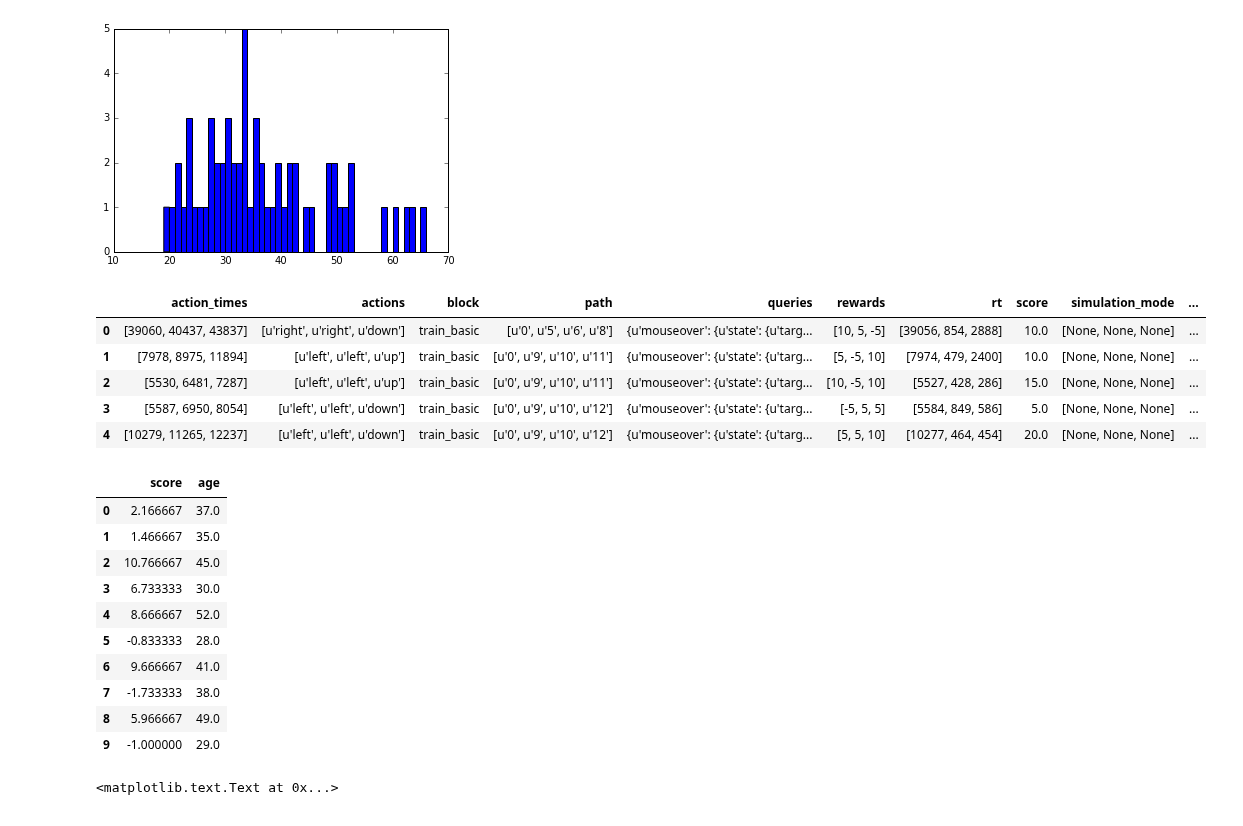
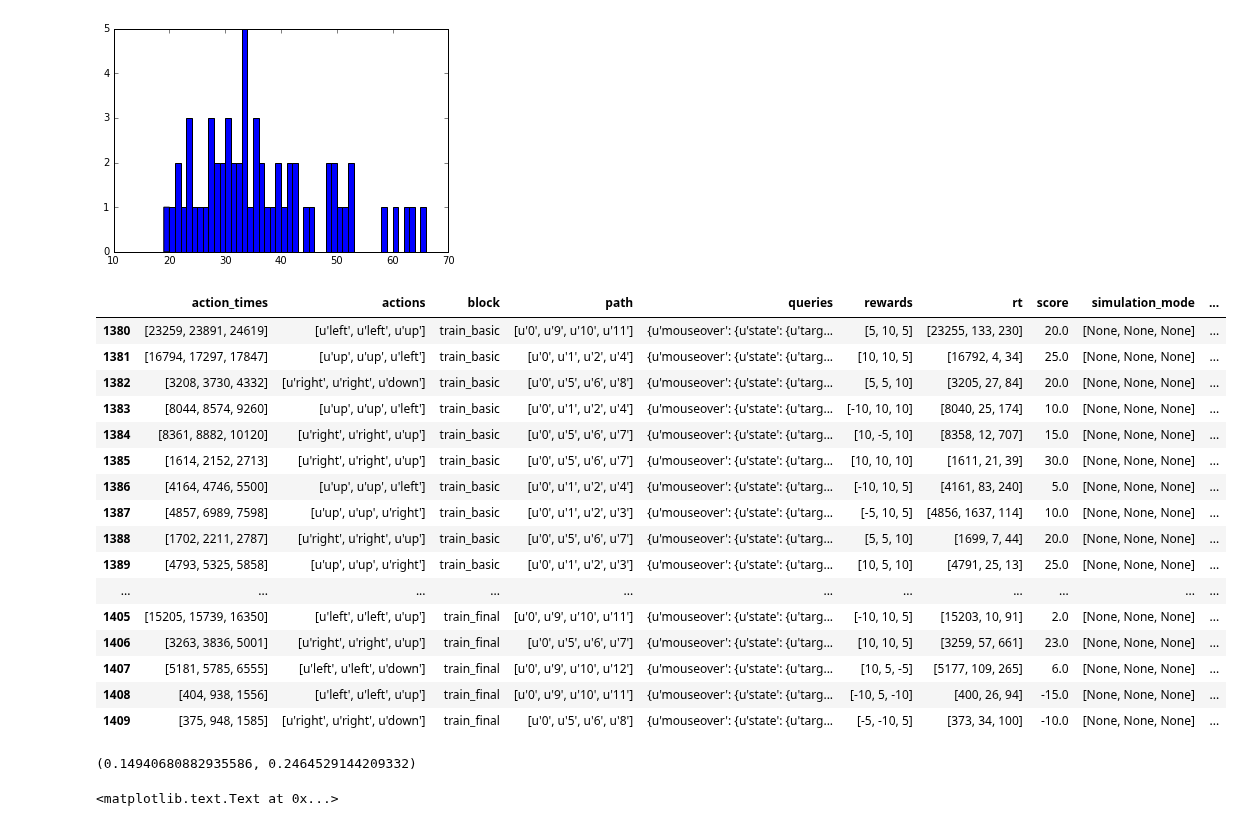
Before and after one commit to fredcallaway/planning, a Jupyter notebook: python/survey_responses.ipynb, the cells around one changed output. Drawn from its saved outputs; the diff is of its cells as text; code cells hidden in the pictures.

```diff
--- a/python/survey_responses.ipynb
+++ b/python/survey_responses.ipynb
@@ -65,14 +66,25 @@ plt.hist(ages, bins=np.arange(np.min(ages), np.max(ages)+1))
 [figure]
 # %%
 data = pd.read_csv('mouselab-mdp.csv')
-data.head()
+data[data['pid']==23]
 # %% [output]
 |  | action_times | actions | block | path | queries | rewards | rt | score | simulation_mode | ... |
-| 0 | [39060, 40437, 43837] | [u'right', u'right', u'down'] | train_basic | [u'0', u'5', u'6', u'8'] | {u'mouseover': {u'state': {u'targ... | [10, 5, -5] | [39056, 854, 2888] | 10.0 | [None, None, None] | ... |
-| 1 | [7978, 8975, 11894] | [u'left', u'left', u'up'] | train_basic | [u'0', u'9', u'10', u'11'] | {u'mouseover': {u'state': {u'targ... | [5, -5, 10] | [7974, 479, 2400] | 10.0 | [None, None, None] | ... |
-| 2 | [5530, 6481, 7287] | [u'left', u'left', u'up'] | train_basic | [u'0', u'9', u'10', u'11'] | {u'mouseover': {u'state': {u'targ... | [10, -5, 10] | [5527, 428, 286] | 15.0 | [None, None, None] | ... |
-| 3 | [5587, 6950, 8054] | [u'left', u'left', u'down'] | train_basic | [u'0', u'9', u'10', u'12'] | {u'mouseover': {u'state': {u'targ... | [-5, 5, 5] | [5584, 849, 586] | 5.0 | [None, None, None] | ... |
-| 4 | [10279, 11265, 12237] | [u'left', u'left', u'down'] | train_basic | [u'0', u'9', u'10', u'12'] | {u'mouseover': {u'state': {u'targ... | [5, 5, 10] | [10277, 464, 454] | 20.0 | [None, None, None] | ... |
+| 1380 | [23259, 23891, 24619] | [u'left', u'left', u'up'] | train_basic | [u'0', u'9', u'10', u'11'] | {u'mouseover': {u'state': {u'targ... | [5, 10, 5] | [23255, 133, 230] | 20.0 | [None, None, None] | ... |
+| 1381 | [16794, 17297, 17847] | [u'up', u'up', u'left'] | train_basic | [u'0', u'1', u'2', u'4'] | {u'mouseover': {u'state': {u'targ... | [10, 10, 5] | [16792, 4, 34] | 25.0 | [None, None, None] | ... |
+| 1382 | [3208, 3730, 4332] | [u'right', u'right', u'down'] | train_basic | [u'0', u'5', u'6', u'8'] | {u'mouseover': {u'state': {u'targ... | [5, 5, 10] | [3205, 27, 84] | 20.0 | [None, None, None] | ... |
+| 1383 | [8044, 8574, 9260] | [u'up', u'up', u'left'] | train_basic | [u'0', u'1', u'2', u'4'] | {u'mouseover': {u'state': {u'targ... | [-10, 10, 10] | [8040, 25, 174] | 10.0 | [None, None, None] | ... |
+| 1384 | [8361, 8882, 10120] | [u'right', u'right', u'up'] | train_basic | [u'0', u'5', u'6', u'7'] | {u'mouseover': {u'state': {u'targ... | [10, -5, 10] | [8358, 12, 707] | 15.0 | [None, None, None] | ... |
+| 1385 | [1614, 2152, 2713] | [u'right', u'right', u'up'] | train_basic | [u'0', u'5', u'6', u'7'] | {u'mouseover': {u'state': {u'targ... | [10, 10, 10] | [1611, 21, 39] | 30.0 | [None, None, None] | ... |
+| 1386 | [4164, 4746, 5500] | [u'up', u'up', u'left'] | train_basic | [u'0', u'1', u'2', u'4'] | {u'mouseover': {u'state': {u'targ... | [-10, 10, 5] | [4161, 83, 240] | 5.0 | [None, None, None] | ... |
+| 1387 | [4857, 6989, 7598] | [u'up', u'up', u'right'] | train_basic | [u'0', u'1', u'2', u'3'] | {u'mouseover': {u'state': {u'targ... | [-5, 10, 5] | [4856, 1637, 114] | 10.0 | [None, None, None] | ... |
+| 1388 | [1702, 2211, 2787] | [u'right', u'right', u'up'] | train_basic | [u'0', u'5', u'6', u'7'] | {u'mouseover': {u'state': {u'targ... | [5, 5, 10] | [1699, 7, 44] | 20.0 | [None, None, None] | ... |
+| 1389 | [4793, 5325, 5858] | [u'up', u'up', u'right'] | train_basic | [u'0', u'1', u'2', u'3'] | {u'mouseover': {u'state': {u'targ... | [10, 5, 10] | [4791, 25, 13] | 25.0 | [None, None, None] | ... |
+| ... | ... | ... | ... | ... | ... | ... | ... | ... | ... | ... |
+| 1405 | [15205, 15739, 16350] | [u'left', u'left', u'up'] | train_final | [u'0', u'9', u'10', u'11'] | {u'mouseover': {u'state': {u'targ... | [-10, 10, 5] | [15203, 10, 91] | 2.0 | [None, None, None] | ... |
+| 1406 | [3263, 3836, 5001] | [u'right', u'right', u'up'] | train_final | [u'0', u'5', u'6', u'7'] | {u'mouseover': {u'state': {u'targ... | [10, 10, 5] | [3259, 57, 661] | 23.0 | [None, None, None] | ... |
+| 1407 | [5181, 5785, 6555] | [u'left', u'left', u'down'] | train_final | [u'0', u'9', u'10', u'12'] | {u'mouseover': {u'state': {u'targ... | [10, 5, -5] | [5177, 109, 265] | 6.0 | [None, None, None] | ... |
+| 1408 | [404, 938, 1556] | [u'left', u'left', u'up'] | train_final | [u'0', u'9', u'10', u'11'] | {u'mouseover': {u'state': {u'targ... | [-10, 5, -10] | [400, 26, 94] | -15.0 | [None, None, None] | ... |
+| 1409 | [375, 948, 1585] | [u'right', u'right', u'down'] | train_final | [u'0', u'5', u'6', u'8'] | {u'mouseover': {u'state': {u'targ... | [-5, -10, 5] | [373, 34, 100] | -10.0 | [None, None, None] | ... |
 # %%
 df = df.rename(columns={'Unnamed: 0': 'pid'})
 data = data[data['block']=='test']
@@ -84,19 +96,12 @@ age_score = age_score.rename(columns={'5':'age'})
 #missing values taken from survey-text.csv
 age_score['age'][60] = 30
 age_score['age'][61] = 50
+age_score = age_score.dropna(axis=0, how='any')
 age_score[:10]
+#age_score.corr(method='pearson')
+stats.pearsonr(age_score['age'].tolist(), age_score['score'].tolist())
 # %% [output]
-|  | score | age |
-| 0 | 2.166667 | 37.0 |
-| 1 | 1.466667 | 35.0 |
-| 2 | 10.766667 | 45.0 |
-| 3 | 6.733333 | 30.0 |
-| 4 | 8.666667 | 52.0 |
-| 5 | -0.833333 | 28.0 |
-| 6 | 9.666667 | 41.0 |
-| 7 | -1.733333 | 38.0 |
-| 8 | 5.966667 | 49.0 |
-| 9 | -1.000000 | 29.0 |
+(0.14940680882935586, 0.2464529144209332)
 # %%
 plt.figure(figsize=(10,8))
 plt.scatter(age_score['age'], age_score['score'])
```
Also changed, not shown: parts of 1 cell of this notebook.
